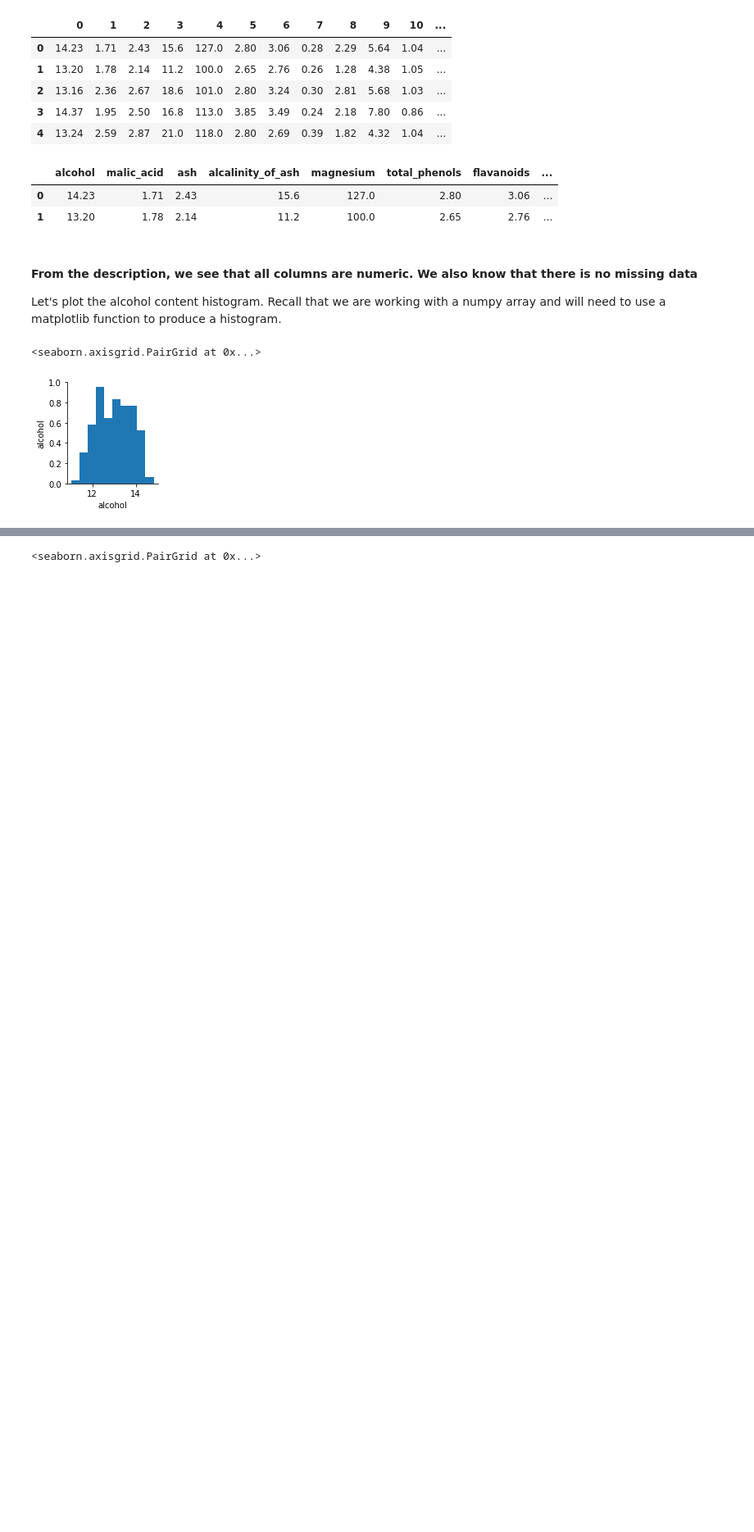
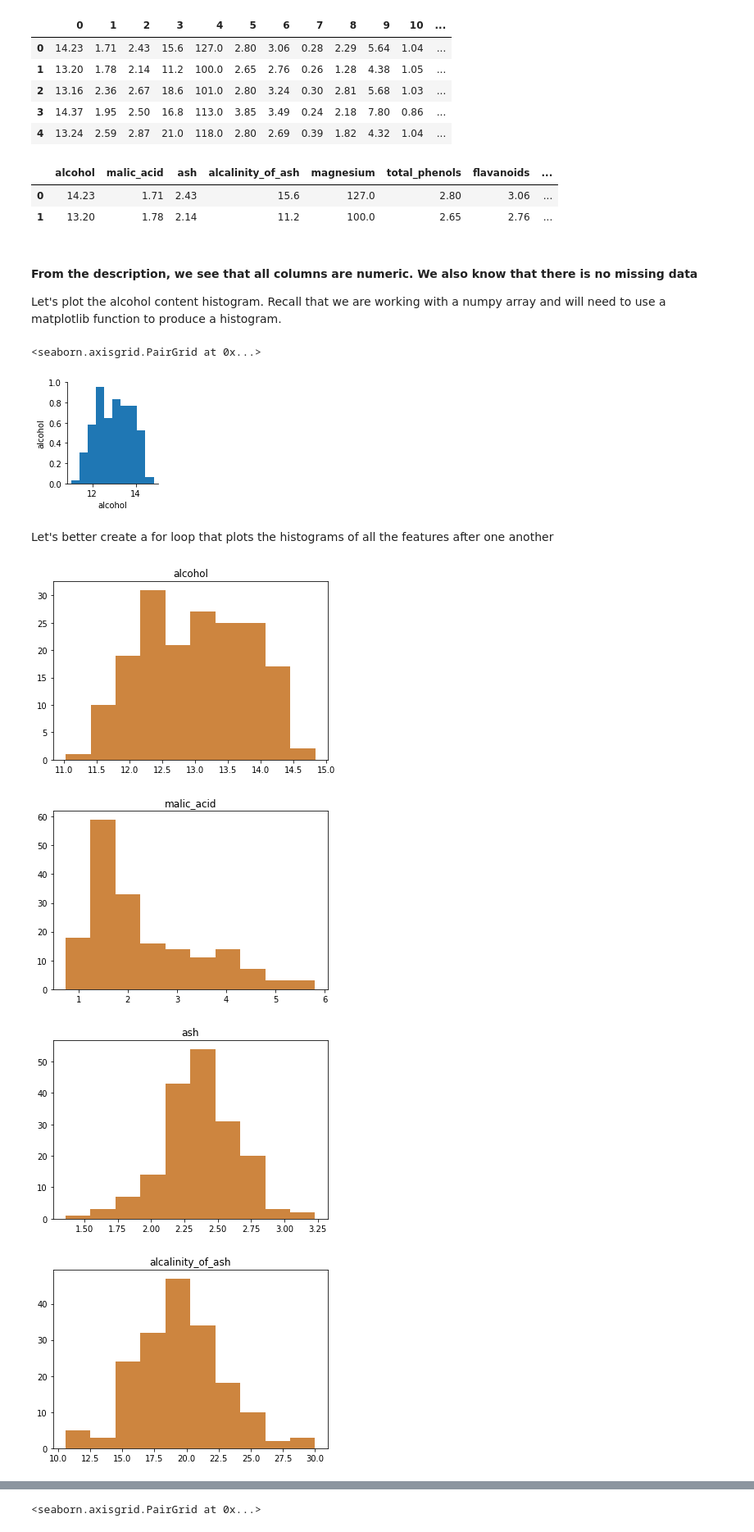
Before and after one commit to Salvinha-vlc/Data-Analytics-labs, a Jupyter notebook: Machine learning/lab-unsupervised-learning-and-sklearn/your-code/main.ipynb, the cells around one changed output, grey strips where cells are left out. Shown at 82% size. Cells and saved outputs as stored; diff of their text form; code cells hidden in the pictures; blank space fills up the shorter version.

```diff
--- a/Machine learning/lab-unsupervised-learning-and-sklearn/your-code/main.ipynb
+++ b/Machine learning/lab-unsupervised-learning-and-sklearn/your-code/main.ipynb
@@ -122,3 +122,15 @@ sns.pairplot(wine_df.iloc[:,0:1])
 # %% [output]
 <seaborn.axisgrid.PairGrid at 0x...>
 [figure]
+# %% [markdown]
+Let's better create a for loop that plots the histograms of all the features after one another
+# %%
+for i in range(len(wine_df.columns)-1):
+    plt.hist(wine_df.iloc[:,i], color= 'peru')
+    plt.title(wine_df.columns[i])
+    plt.show()
+# %% [output]
+[figure, added]
+[figure, added]
+[figure, added]
+[figure, added]
```
Also changed, not shown: parts of 32 cells of this notebook.
